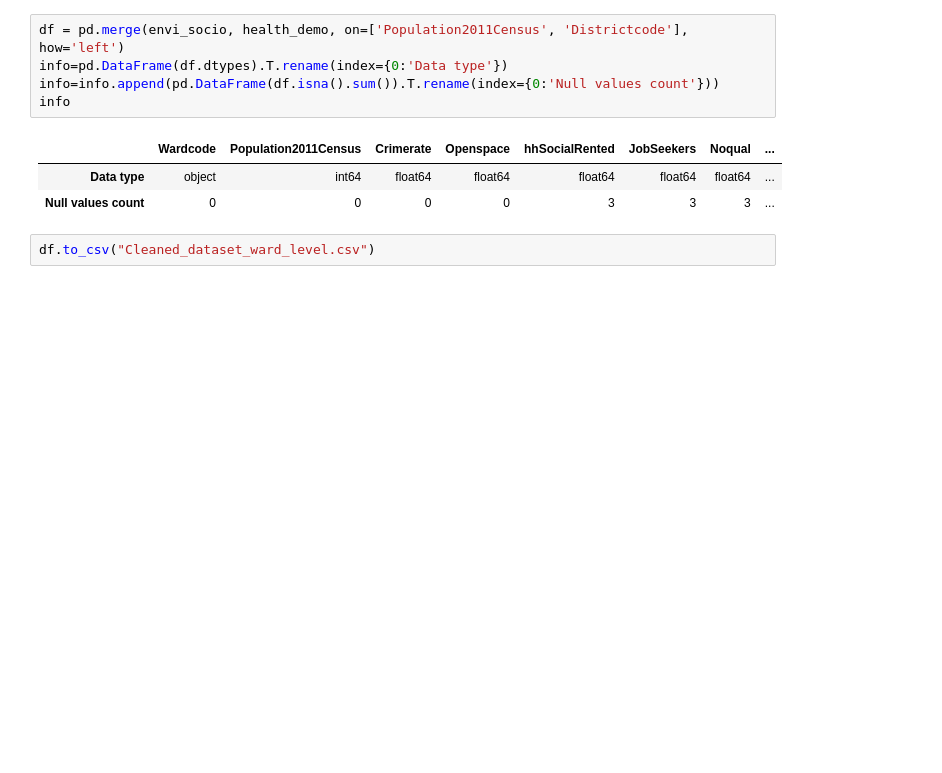
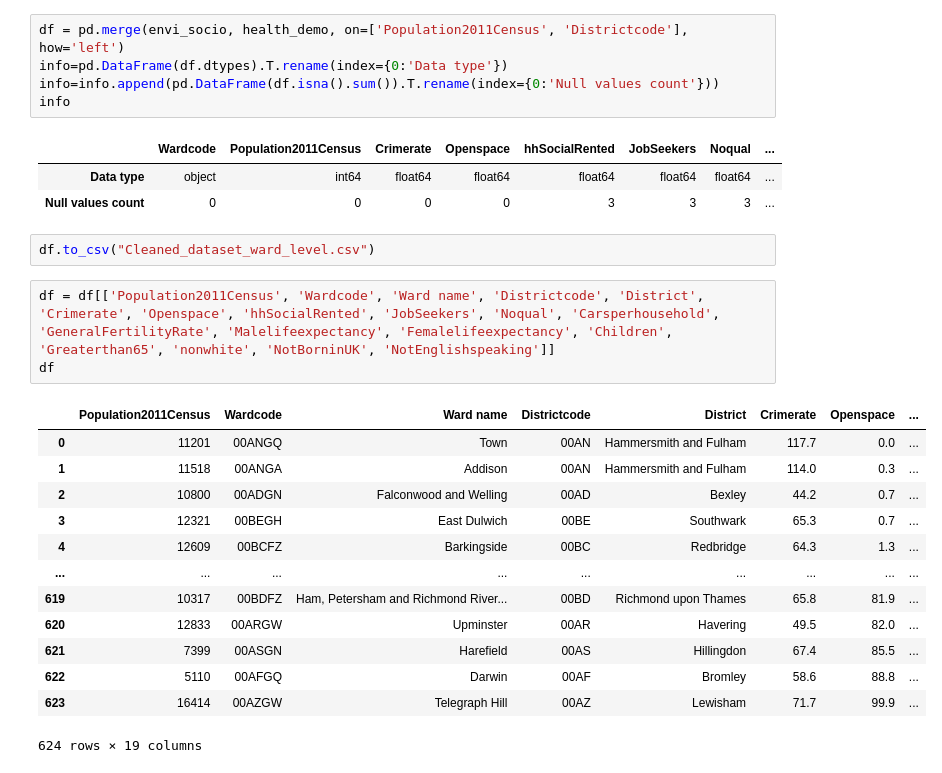
Before and after one commit to nindakhoirunnisa/W8, a Jupyter notebook: Data cleaning.ipynb, the cells around one changed output. Saved outputs shown, nothing was run; the diff lists cells and outputs as text; blank space fills up the shorter version.

```diff
--- a/Data cleaning.ipynb
+++ b/Data cleaning.ipynb
@@ -421,3 +421,20 @@ info
 | Null values count | 0 | 0 | 0 | 0 | 3 | 3 | 3 | ... |
 # %%
 df.to_csv("Cleaned_dataset_ward_level.csv")
+# %%
+df = df[['Population2011Census', 'Wardcode', 'Ward name', 'Districtcode', 'District', 'Crimerate', 'Openspace', 'hhSocialRented', 'JobSeekers', 'Noqual', 'Carsperhousehold', 'GeneralFertilityRate', 'Malelifeexpectancy', 'Femalelifeexpectancy', 'Children', 'Greaterthan65', 'nonwhite', 'NotBorninUK', 'NotEnglishspeaking']]
+df
+# %% [output]
+|  | Population2011Census | Wardcode | Ward name | Districtcode | District | Crimerate | Openspace | ... |
+| 0 | 11201 | 00ANGQ | Town | 00AN | Hammersmith and Fulham | 117.7 | 0.0 | ... |
+| 1 | 11518 | 00ANGA | Addison | 00AN | Hammersmith and Fulham | 114.0 | 0.3 | ... |
+| 2 | 10800 | 00ADGN | Falconwood and Welling | 00AD | Bexley | 44.2 | 0.7 | ... |
+| 3 | 12321 | 00BEGH | East Dulwich | 00BE | Southwark | 65.3 | 0.7 | ... |
+| 4 | 12609 | 00BCFZ | Barkingside | 00BC | Redbridge | 64.3 | 1.3 | ... |
+| ... | ... | ... | ... | ... | ... | ... | ... | ... |
+| 619 | 10317 | 00BDFZ | Ham, Petersham and Richmond River... | 00BD | Richmond upon Thames | 65.8 | 81.9 | ... |
+| 620 | 12833 | 00ARGW | Upminster | 00AR | Havering | 49.5 | 82.0 | ... |
+| 621 | 7399 | 00ASGN | Harefield | 00AS | Hillingdon | 67.4 | 85.5 | ... |
+| 622 | 5110 | 00AFGQ | Darwin | 00AF | Bromley | 58.6 | 88.8 | ... |
+| 623 | 16414 | 00AZGW | Telegraph Hill | 00AZ | Lewisham | 71.7 | 99.9 | ... |
+624 rows × 19 columns
```
Also changed, not shown: parts of 1 cell of this notebook, 2 other files.
